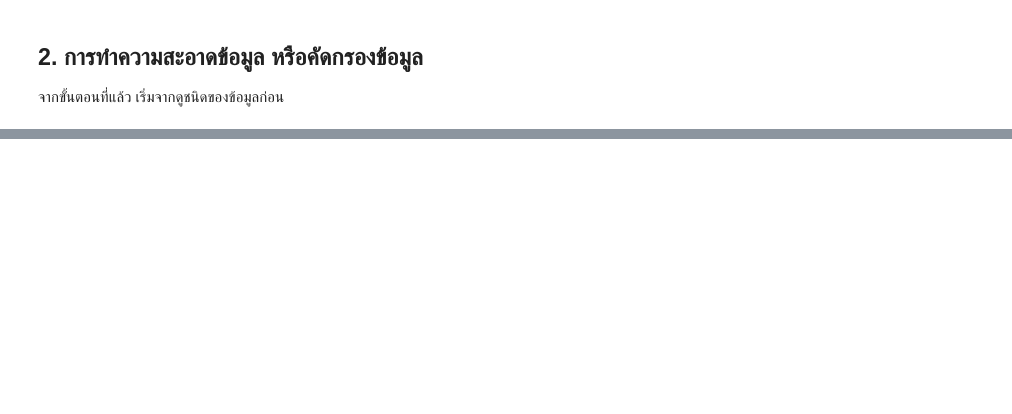
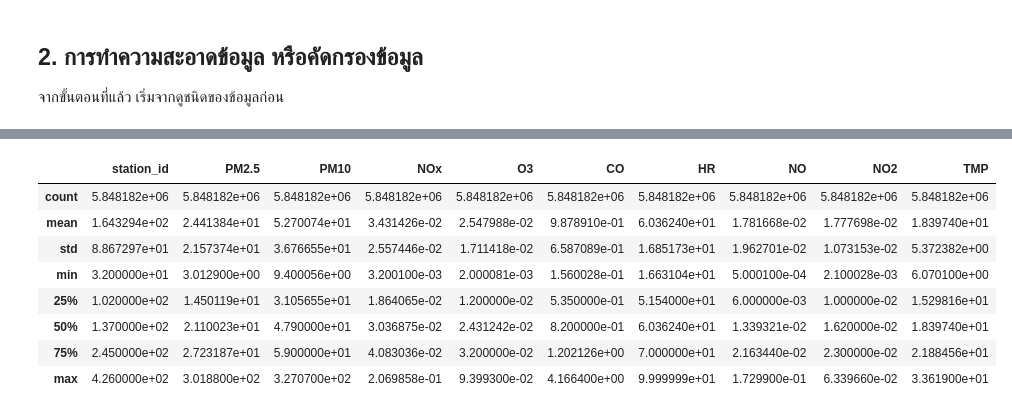
Before and after one commit to 4KV6/Data-Analysis-Project, a Jupyter notebook: code/2data_clean.ipynb, the cells around one changed output, grey strips where cells are left out. Saved outputs shown, nothing was run; the diff lists cells and outputs as text; code cells hidden in the pictures; blank space fills up the shorter version.

```diff
--- a/code/2data_clean.ipynb
+++ b/code/2data_clean.ipynb
@@ -51,0 +347,3 @@ memory usage: 1.2+ GB
+# %%
+data_hourly = fillna_avg("3Y", data_hourly)
+data_hourly.isna().sum()
@@ -51,0 +363,3 @@ memory usage: 1.2+ GB
+# %%
+data_hourly = fillna_avg("6Y", data_hourly)
+data_hourly.isna().sum()
@@ -51,0 +379,3 @@ memory usage: 1.2+ GB
+# %%
+data_hourly = fillna_avg("11Y", data_hourly)
+data_hourly.isna().sum()
@@ -51,0 +395,5 @@ memory usage: 1.2+ GB
+# %%
+mean_all = data_hourly[describe_col[2:]].mean()
+
+for col in describe_col[2:]:
+    data_hourly.loc[:, (col)].fillna(mean_all[col], inplace=True)
@@ -51,0 +415,12 @@ memory usage: 1.2+ GB
+# %%
+data_hourly.describe()
+# %% [output]
+|  | station_id | PM2.5 | PM10 | NOx | O3 | CO | HR | NO | NO2 | TMP |
+| count | 5.848182e+06 | 5.848182e+06 | 5.848182e+06 | 5.848182e+06 | 5.848182e+06 | 5.848182e+06 | 5.848182e+06 | 5.848182e+06 | 5.848182e+06 | 5.848182e+06 |
+| mean | 1.643294e+02 | 2.441384e+01 | 5.270074e+01 | 3.431426e-02 | 2.547988e-02 | 9.878910e-01 | 6.036240e+01 | 1.781668e-02 | 1.777698e-02 | 1.839740e+01 |
+| std | 8.867297e+01 | 2.157374e+01 | 3.676655e+01 | 2.557446e-02 | 1.711418e-02 | 6.587089e-01 | 1.685173e+01 | 1.962701e-02 | 1.073153e-02 | 5.372382e+00 |
+| min | 3.200000e+01 | 3.012900e+00 | 9.400056e+00 | 3.200100e-03 | 2.000081e-03 | 1.560028e-01 | 1.663104e+01 | 5.000100e-04 | 2.100028e-03 | 6.070100e+00 |
+| 25% | 1.020000e+02 | 1.450119e+01 | 3.105655e+01 | 1.864065e-02 | 1.200000e-02 | 5.350000e-01 | 5.154000e+01 | 6.000000e-03 | 1.000000e-02 | 1.529816e+01 |
+| 50% | 1.370000e+02 | 2.110023e+01 | 4.790000e+01 | 3.036875e-02 | 2.431242e-02 | 8.200000e-01 | 6.036240e+01 | 1.339321e-02 | 1.620000e-02 | 1.839740e+01 |
+| 75% | 2.450000e+02 | 2.723187e+01 | 5.900000e+01 | 4.083036e-02 | 3.200000e-02 | 1.202126e+00 | 7.000000e+01 | 2.163440e-02 | 2.300000e-02 | 2.188456e+01 |
+| max | 4.260000e+02 | 3.018800e+02 | 3.270700e+02 | 2.069858e-01 | 9.399300e-02 | 4.166400e+00 | 9.999999e+01 | 1.729900e-01 | 6.339660e-02 | 3.361900e+01 |
```
Also changed, not shown: parts of 46 cells of this notebook, 1 other file.
